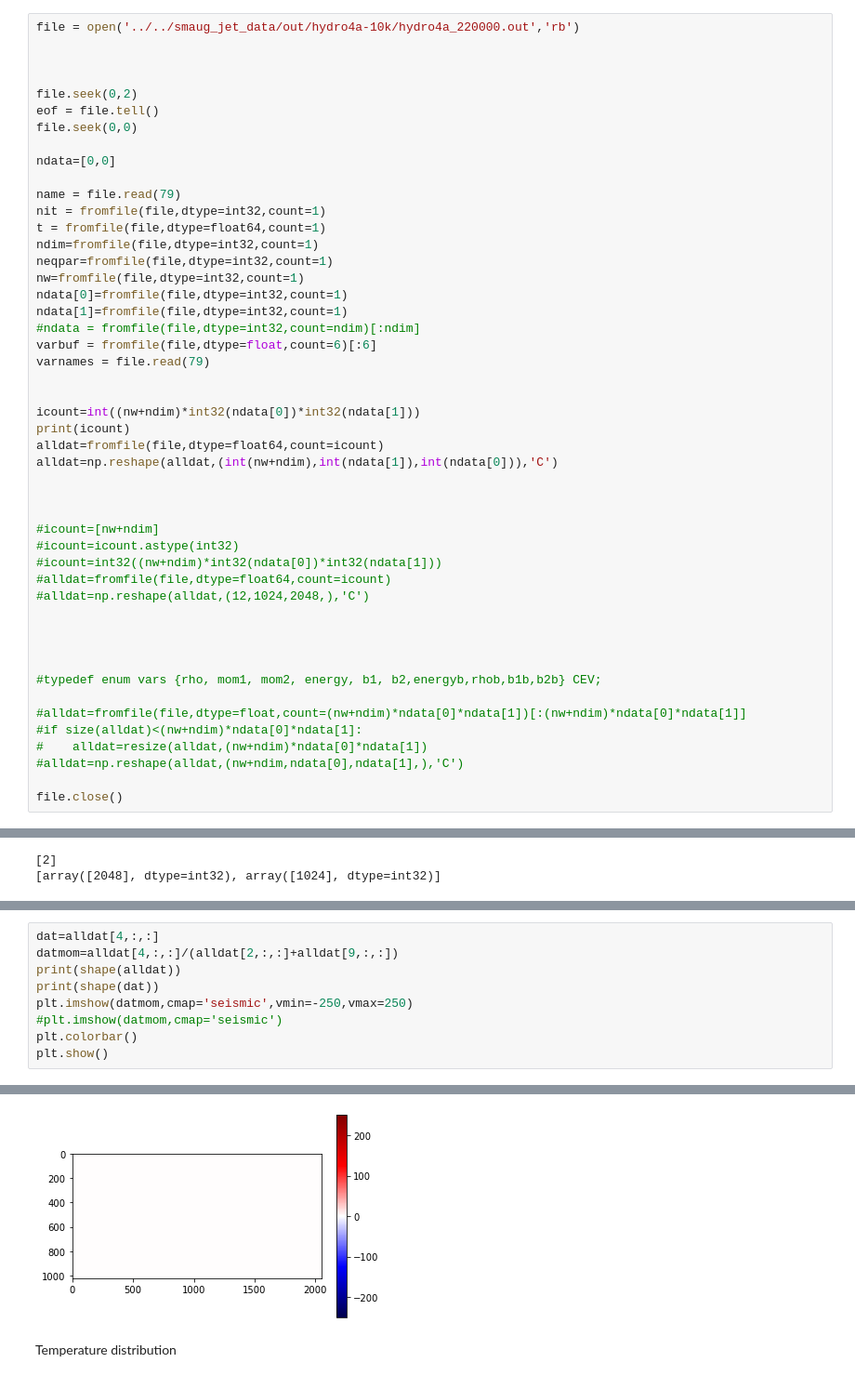
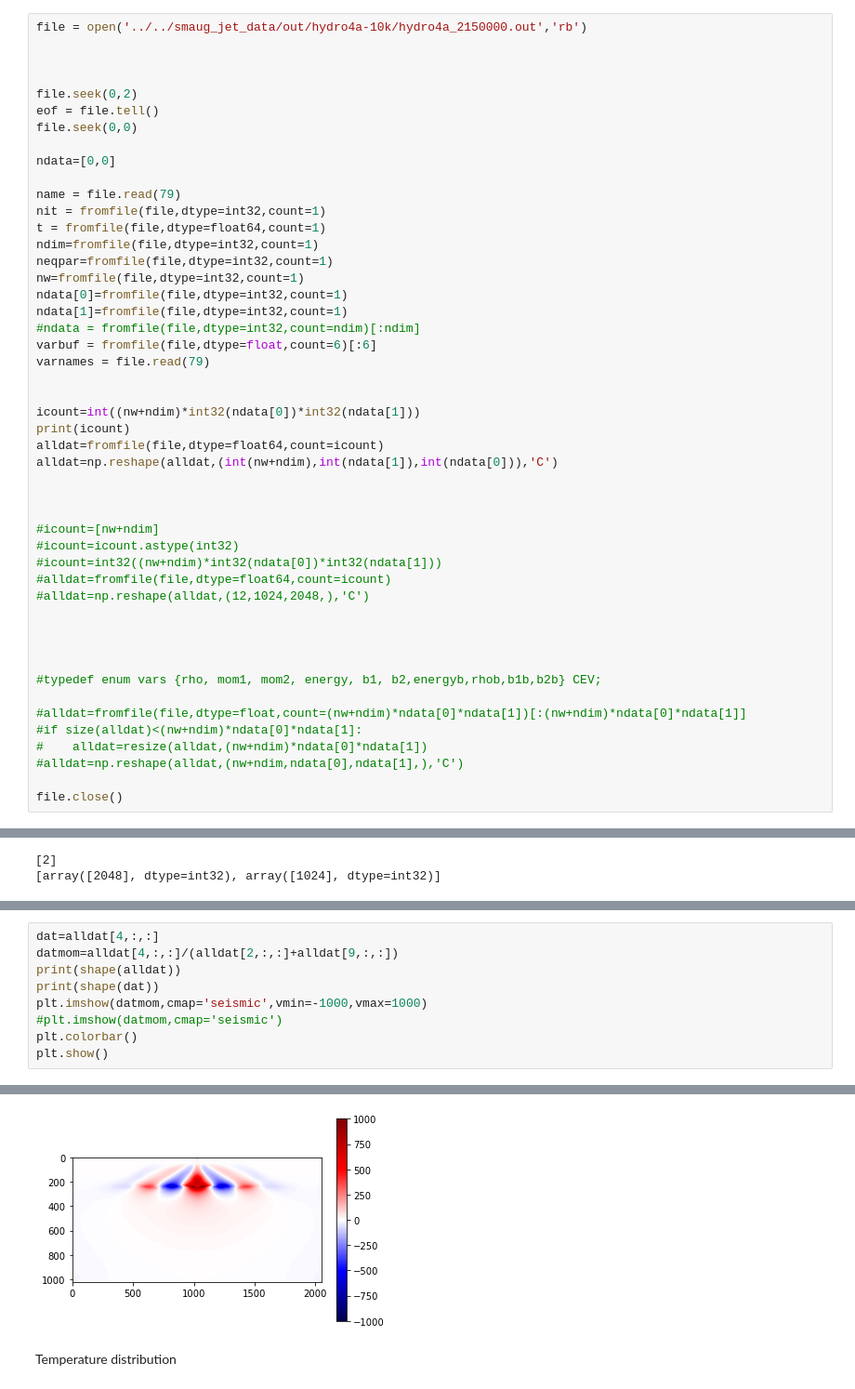
Before and after one commit to mikeg64/smaug_jet, a Jupyter notebook: python/smaug2d_surf_jet_hydro2.ipynb, the cells around one changed output, grey strips where cells are left out. Shown at 93% size. Drawn from its saved outputs; the diff is of its cells as text.

```diff
--- a/python/smaug2d_surf_jet_hydro2.ipynb
+++ b/python/smaug2d_surf_jet_hydro2.ipynb
@@ -12,7 +12,7 @@ import struct
 
 #%matplotlib inline
 # %%
-file = open('../../smaug_jet_data/out/hydro4a-10k/hydro4a_220000.out','rb')
+file = open('../../smaug_jet_data/out/hydro4a-10k/hydro4a_2150000.out','rb')
 
 
 
@@ -100,16 +106,16 @@ varbuf: [   1.66667    0.         0.      -274.         0.         0.     ]
 # %%
 dat=alldat[4,:,:]
 datmom=alldat[4,:,:]/(alldat[2,:,:]+alldat[9,:,:])
 print(shape(alldat))
 print(shape(dat))
-plt.imshow(datmom,cmap='seismic',vmin=-250,vmax=250)
+plt.imshow(datmom,cmap='seismic',vmin=-1000,vmax=1000)
 #plt.imshow(datmom,cmap='seismic')
 plt.colorbar()
 plt.show()
 # %% [output]
 (12, 1024, 2048)
 (1024, 2048)
-[figure, old version]
+[figure, new version]
 # %% [markdown]
 Temperature distribution
 # %%
```
Also changed, not shown: parts of 4 cells of this notebook, 6 other files.
